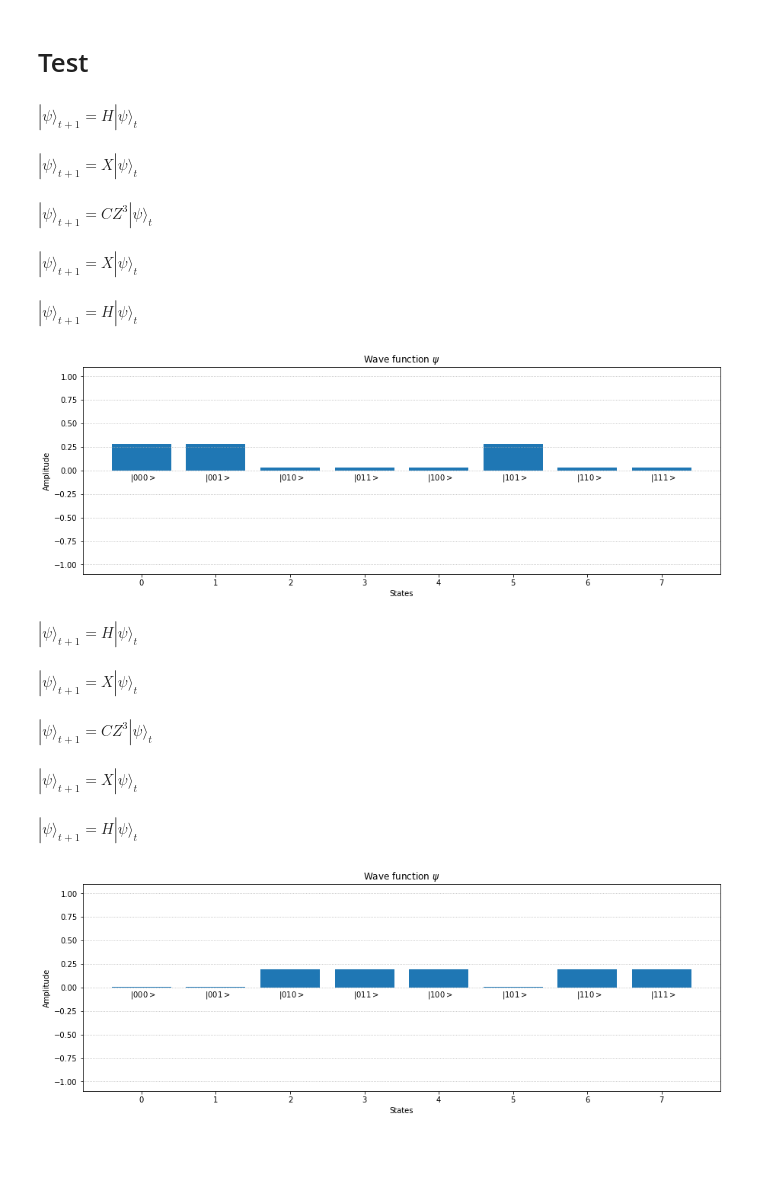
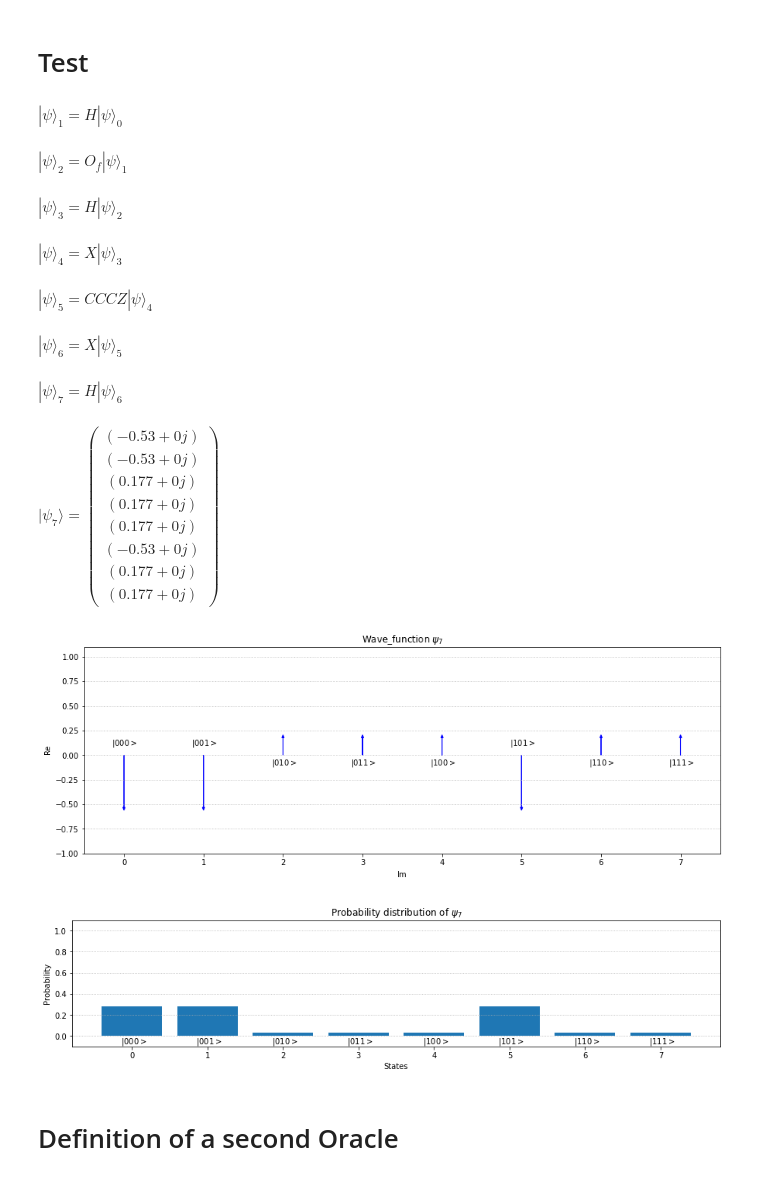
Before and after one commit to zommiommy/quantum_research, a Jupyter notebook: Minimum_Spanning_Tree/Goover's algorithm to find the minimum.ipynb, the cells around one changed output. Saved outputs shown, nothing was run; the diff lists cells and outputs as text; code cells hidden in the pictures; blank space fills up the shorter version.

Commit message:
Update Grovers Visualizations

```diff
--- a/Minimum_Spanning_Tree/Goover's algorithm to find the minimum.ipynb
+++ b/Minimum_Spanning_Tree/Goover's algorithm to find the minimum.ipynb
@@ -54,34 +47,36 @@ for v in dataset:
 q.disable_printing()
 # %%
 def grovers_step(oracle):
+    q.H()
     q.apply_function(oracle,"O_f")
     q.H()
     q.X()
     q.CZ()
     q.X()
     q.H()
+    q.print_matrix(q.wave_function)
     q.print_wave_function()
 # %% [markdown]
 # Definition of the grover's algorithm
 # %%
-def grovers_algorithm(oracle):
-    number_of_iterations = (np.pi/4)*(q.n_of_states)**0.5
+def grovers_algorithm(oracle, n_of_samples):
+    number_of_iterations = (np.pi/4)*(q.n_of_states/n_of_samples)**0.5
     for _ in range(int(number_of_iterations)):
         grovers_step(oracle)
 # %% [markdown]
 # Test
 # %%
-grovers_algorithm(oracle)
+grovers_algorithm(oracle, n_of_samples)
 # %% [output]
-$\displaystyle |\psi\rangle_{t+1} = H |\psi\rangle_t$
+$\displaystyle |\psi\rangle_{1} = H |\psi\rangle_{0}$
-$\displaystyle |\psi\rangle_{t+1} = X |\psi\rangle_t$
+$\displaystyle |\psi\rangle_{2} = O_f |\psi\rangle_{1}$
-$\displaystyle |\psi\rangle_{t+1} = CZ^3 |\psi\rangle_t$
+$\displaystyle |\psi\rangle_{3} = H |\psi\rangle_{2}$
-$\displaystyle |\psi\rangle_{t+1} = X |\psi\rangle_t$
+$\displaystyle |\psi\rangle_{4} = X |\psi\rangle_{3}$
-$\displaystyle |\psi\rangle_{t+1} = H |\psi\rangle_t$
+$\displaystyle |\psi\rangle_{5} = CCCZ |\psi\rangle_{4}$
-[figure, old version]
-$\displaystyle |\psi\rangle_{t+1} = H |\psi\rangle_t$
+$\displaystyle |\psi\rangle_{6} = X |\psi\rangle_{5}$
-$\displaystyle |\psi\rangle_{t+1} = X |\psi\rangle_t$
+$\displaystyle |\psi\rangle_{7} = H |\psi\rangle_{6}$
-$\displaystyle |\psi\rangle_{t+1} = CZ^3 |\psi\rangle_t$
+$\displaystyle |\psi_{7}\rangle = \begin{pmatrix}(-0.53+0j) \\(-0.53+0j) \\(0.177+0j) \\(0.177+0j) \\(0.177+0j) \\(-0.53+0j) \\(0.177+0j) \\(0.177+0j) \end{pmatrix}$
-$\displaystyle |\psi\rangle_{t+1} = X |\psi\rangle_t$
-$\displaystyle |\psi\rangle_{t+1} = H |\psi\rangle_t$
+[figure, new version]
-[figure, old version]
+[figure, new version]
+# %% [markdown]
+# Definition of a second Oracle
```
Also changed, not shown: parts of 5 cells of this notebook, 2 other files.
